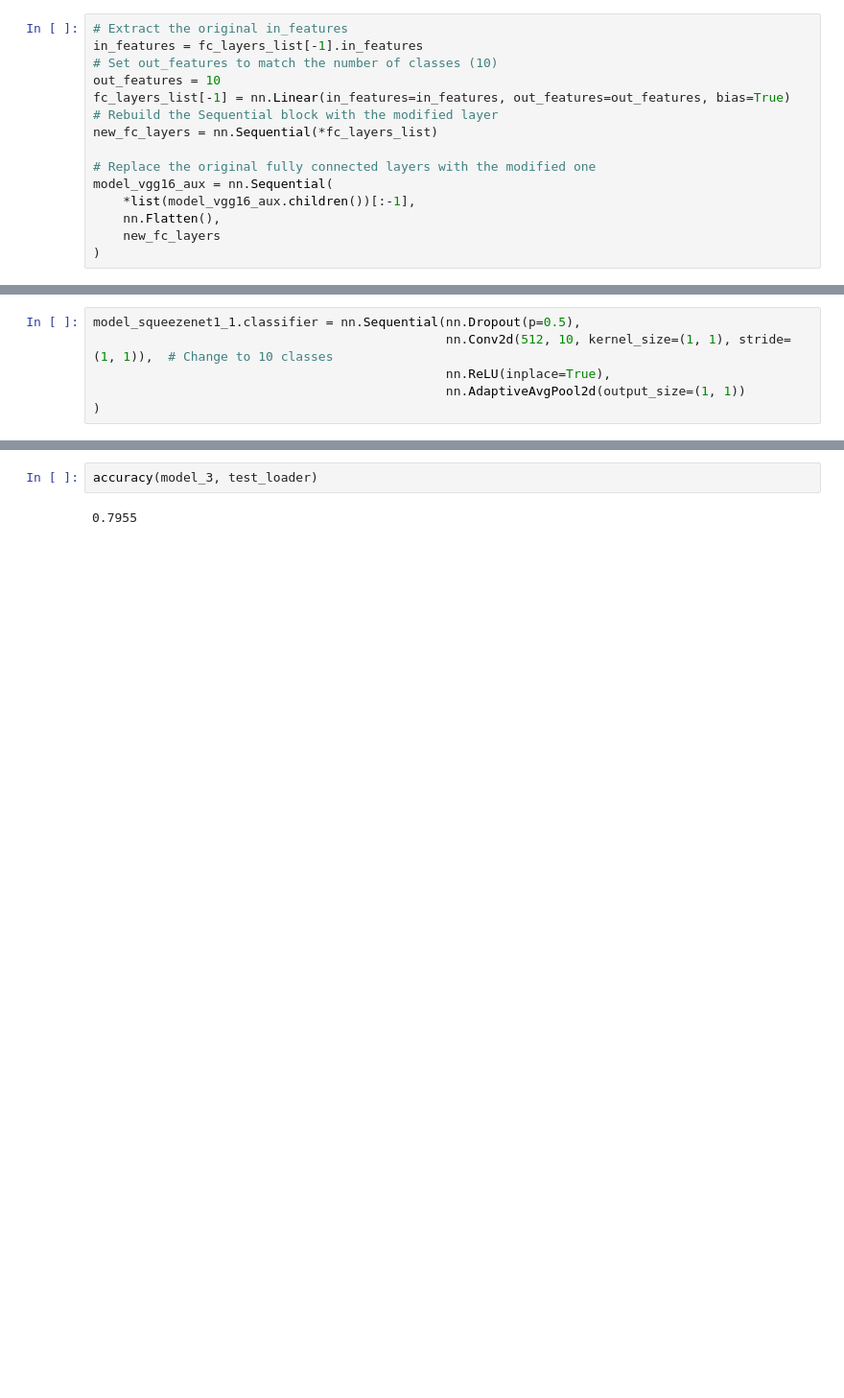
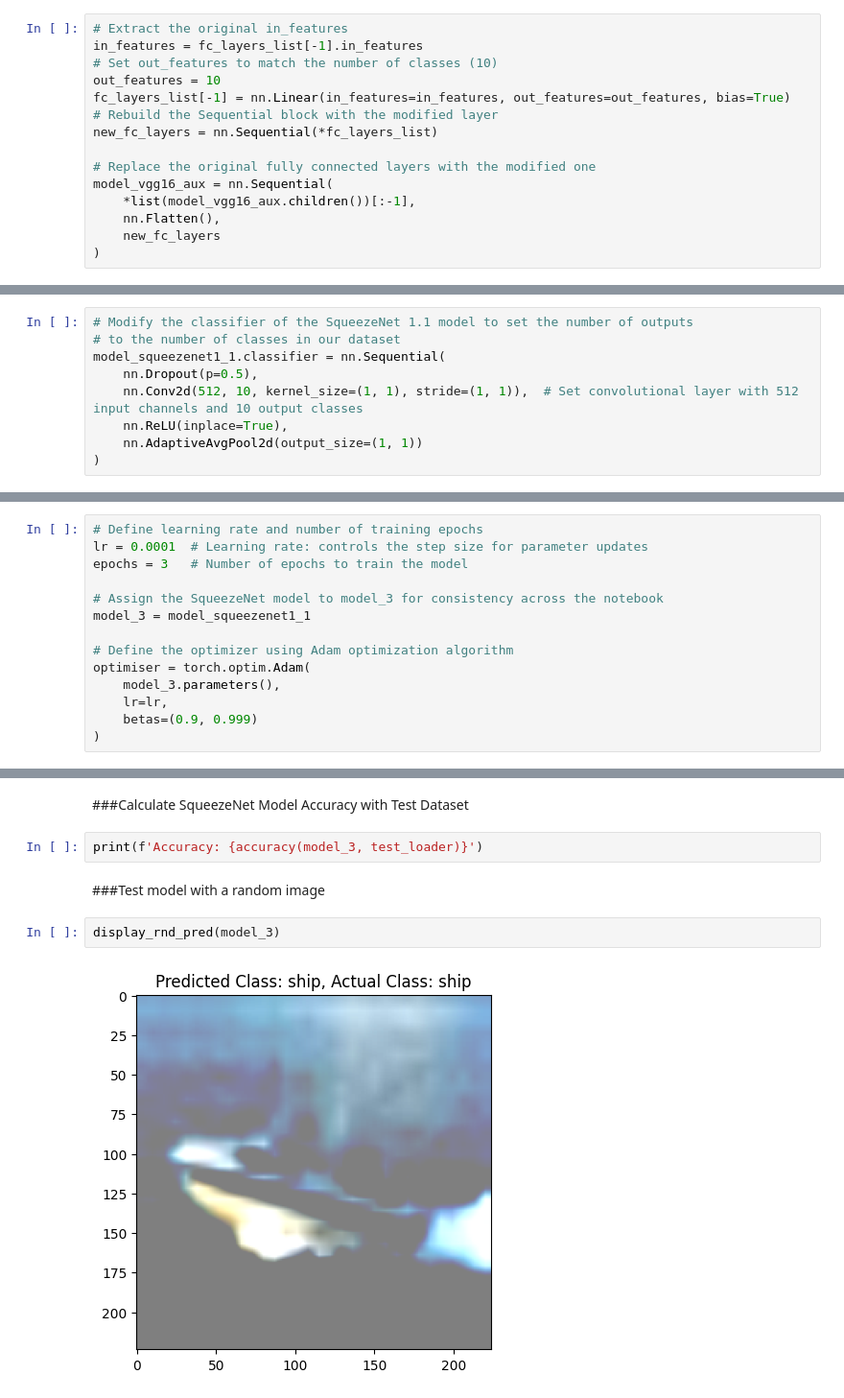
Before and after one commit to rzagni/rzagni.github.com, a Jupyter notebook: DeepLearning/TC5033_Activity2c_Team56.ipynb, the cells around one changed output, grey strips where cells are left out. Shown at 96% size. Cells and saved outputs as stored; diff of their text form; blank space fills up the shorter version.

```diff
--- a/DeepLearning/TC5033_Activity2c_Team56.ipynb
+++ b/DeepLearning/TC5033_Activity2c_Team56.ipynb
@@ -658,6 +721,9 @@ for i, parameter in enumerate(model_squeezenet1_1.parameters()):
 # %%
-model_squeezenet1_1.classifier = nn.Sequential(nn.Dropout(p=0.5),
-                                               nn.Conv2d(512, 10, kernel_size=(1, 1), stride=(1, 1)),  # Change to 10 classes
-                                               nn.ReLU(inplace=True),
-                                               nn.AdaptiveAvgPool2d(output_size=(1, 1))
+# Modify the classifier of the SqueezeNet 1.1 model to set the number of outputs
+# to the number of classes in our dataset
+model_squeezenet1_1.classifier = nn.Sequential(
+    nn.Dropout(p=0.5),
+    nn.Conv2d(512, 10, kernel_size=(1, 1), stride=(1, 1)),  # Set convolutional layer with 512 input channels and 10 output classes
+    nn.ReLU(inplace=True),
+    nn.AdaptiveAvgPool2d(output_size=(1, 1))
 )
@@ -690,0 +734,14 @@ optimiser = torch.optim.Adam(model_3.parameters(), lr=lr, betas=(0.9, 0.999))
+# %%
+# Define learning rate and number of training epochs
+lr = 0.0001  # Learning rate: controls the step size for parameter updates
+epochs = 3   # Number of epochs to train the model
+
+# Assign the SqueezeNet model to model_3 for consistency across the notebook
+model_3 = model_squeezenet1_1
+
+# Define the optimizer using Adam optimization algorithm
+optimiser = torch.optim.Adam(
+    model_3.parameters(),
+    lr=lr,
+    betas=(0.9, 0.999)
+)
@@ -697,4 +753,10 @@ Epoch: 2, costo: 1.0455536842346191, accuracy: 0.8098,
-# %%
-accuracy(model_3, test_loader)
-# %% [output]
-0.7955
+# %% [markdown]
+###Calculate SqueezeNet Model Accuracy with Test Dataset
+# %%
+print(f'Accuracy: {accuracy(model_3, test_loader)}')
+# %% [markdown]
+###Test model with a random image
+# %%
+display_rnd_pred(model_3)
+# %% [output]
+[figure, added]
```
Also changed, not shown: parts of 39 cells of this notebook.
